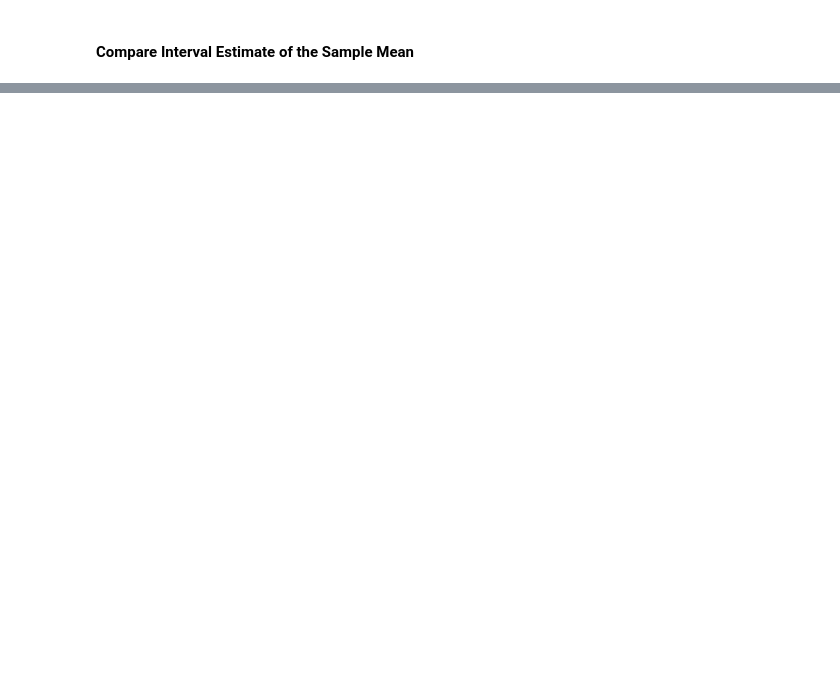
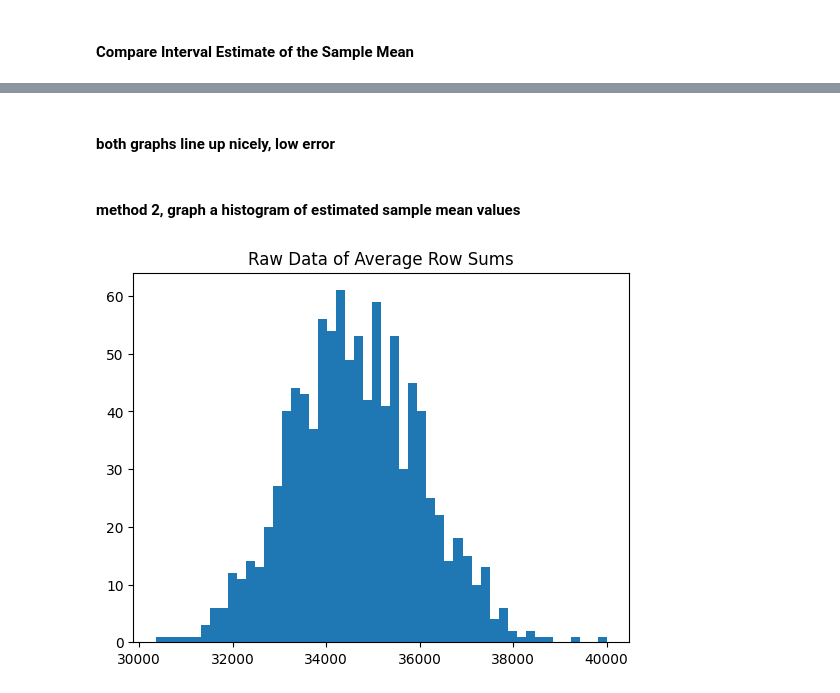
Before and after one commit to codycosta/ENGR201, a Jupyter notebook: hw8.ipynb, the cells around one changed output, grey strips where cells are left out. Cells and saved outputs as stored; diff of their text form; code cells hidden in the pictures; blank space fills up the shorter version.

```diff
--- a/hw8.ipynb
+++ b/hw8.ipynb
@@ -131,0 +158,10 @@ print(f'{np.round(var_err, 2)} % error')
+# %% [markdown]
+#### both graphs line up nicely, low error
+# %% [markdown]
+#### method 2, graph a histogram of estimated sample mean values
+# %%
+plt.hist(random_mean_vals, bins=50)
+plt.title('Raw Data of Average Row Sums')
+plt.show()
+# %% [output]
+[figure, added]
```
Also changed, not shown: parts of 13 cells of this notebook.
